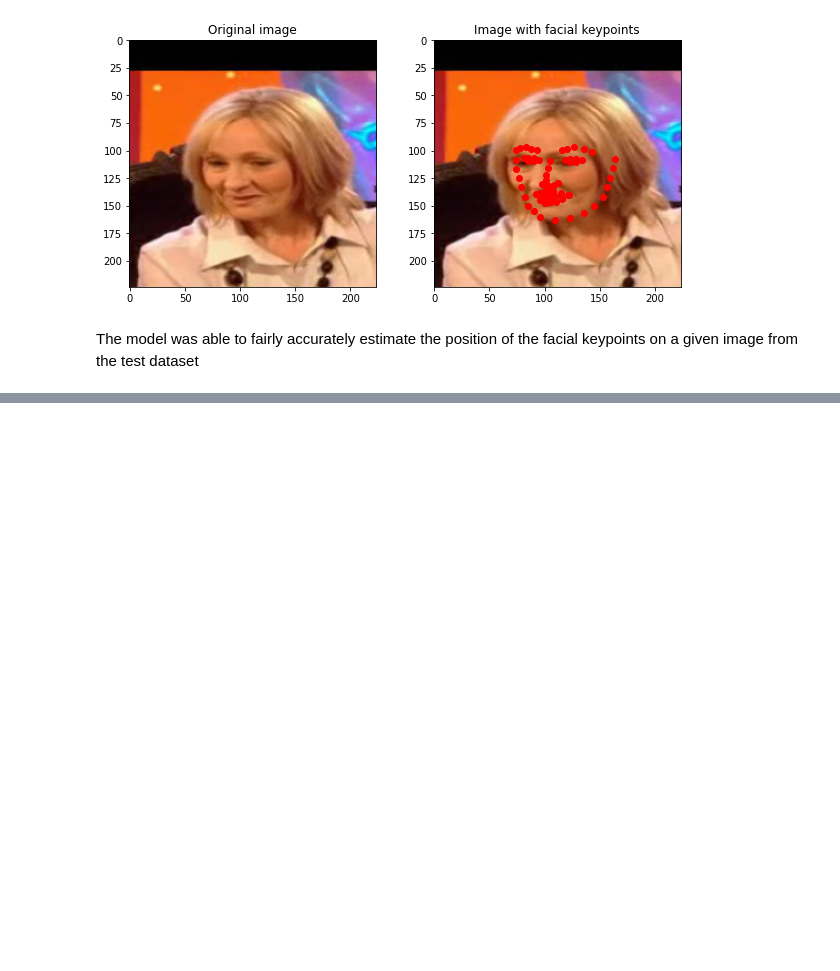
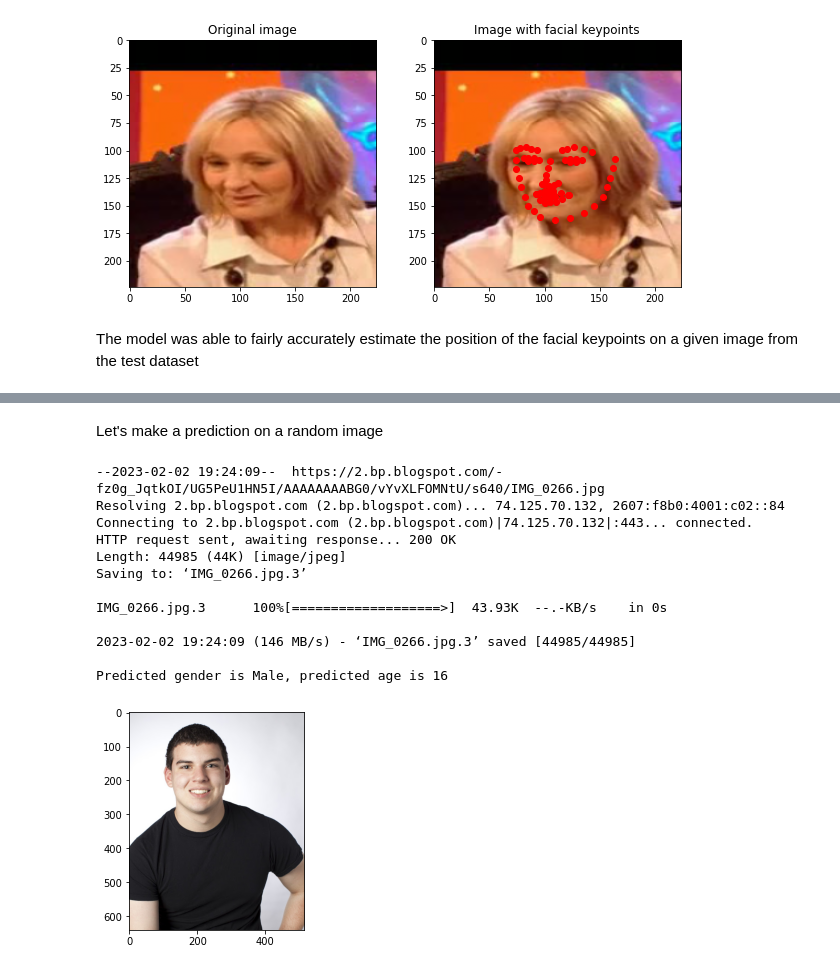
Before and after one commit to Voland24/ModernComputerVisionPytorch, a Jupyter notebook: Chapter_5_2_Multi_regression_Multi_task_learning.ipynb, the cells around one changed output, grey strips where cells are left out. Drawn from its saved outputs; the diff is of its cells as text; code cells hidden in the pictures; blank space fills up the shorter version.

```diff
--- a/Chapter_5_2_Multi_regression_Multi_task_learning.ipynb
+++ b/Chapter_5_2_Multi_regression_Multi_task_learning.ipynb
@@ -263,0 +308,4 @@ The model was able to fairly accurately estimate the position of the facial keyp
+# %%
+trn_df = pd.read_csv('fairface-label-train.csv')
+val_df = pd.read_csv('fairface-label-val.csv')
+trn_df.head()
@@ -263,0 +365,8 @@ The model was able to fairly accurately estimate the position of the facial keyp
+# %%
+trn = GenderAgeClass(trn_df)
+val = GenderAgeClass(val_df)
+
+train_loader = DataLoader(trn, batch_size = 32, shuffle = True, drop_last = True, collate_fn = trn.collate_fn)
+test_loader = DataLoader(val, batch_size = 32, collate_fn = val.collate_fn)
+a,b,c = next(iter(train_loader))
+print(a.shape, b.shape, c.shape)
@@ -263,0 +408,17 @@ The model was able to fairly accurately estimate the position of the facial keyp
+# %%
+def get_model():
+  model = models.vgg16(pretrained = True)
+  for param in model.parameters():
+    param.requires_grad = False
+  model.avgpool = nn.Sequential(
+                                nn.Conv2d(512,512, kernel_size = 3),
+                                nn.MaxPool2d(2),
+                                nn.ReLU(),
+                                nn.Flatten()
+                               )
+  model.classifier = ageGenderClassifier()
+  gender_loss = nn.BCELoss()
+  age_loss = nn.L1Loss()
+  loss_functions = gender_loss, age_loss
+  optimizer = torch.optim.Adam(model.parameters(), lr = 1e-4)
+  return model.to(device), loss_functions, optimizer
@@ -263,0 +544,32 @@ The model was able to fairly accurately estimate the position of the facial keyp
+# %% [markdown]
+Let's make a prediction on a random image
+# %%
+!wget https://2.bp.blogspot.com/-fz0g_JqtkOI/UG5PeU1HN5I/AAAAAAAABG0/vYvXLFOMNtU/s640/IMG_0266.jpg
+
+img = cv2.imread('/content/IMG_0266.jpg')
+img = trn.preprocess_image(img).to(device)
+
+gender, age = model(img)
+pred_gender = gender.to('cpu').detach().numpy()
+pred_age = age.to('cpu').detach().numpy()
+
+img = cv2.imread('/content/IMG_0266.jpg')
+img = cv2.cvtColor(img, cv2.COLOR_BGR2RGB)
+plt.imshow(img)
+gender = np.where(pred_gender[0][0] < 0.5, 'Male', 'Female')
+age = int(pred_age[0][0]*80)
+print(f'Predicted gender is {gender}, predicted age is {age}')
+# %% [output]
+--2023-02-02 19:24:09--  https://2.bp.blogspot.com/-fz0g_JqtkOI/UG5PeU1HN5I/AAAAAAAABG0/vYvXLFOMNtU/s640/IMG_0266.jpg
+Resolving 2.bp.blogspot.com (2.bp.blogspot.com)... 74.125.70.132, 2607:f8b0:4001:c02::84
+Connecting to 2.bp.blogspot.com (2.bp.blogspot.com)|74.125.70.132|:443... connected.
+HTTP request sent, awaiting response... 200 OK
+Length: 44985 (44K) [image/jpeg]
+Saving to: ‘IMG_0266.jpg.3’
+
+IMG_0266.jpg.3      100%[===================>]  43.93K  --.-KB/s    in 0s
+
+2023-02-02 19:24:09 (146 MB/s) - ‘IMG_0266.jpg.3’ saved [44985/44985]
+
+Predicted gender is Male, predicted age is 16
+[figure, added]
```
Also changed, not shown: parts of 22 cells of this notebook.
